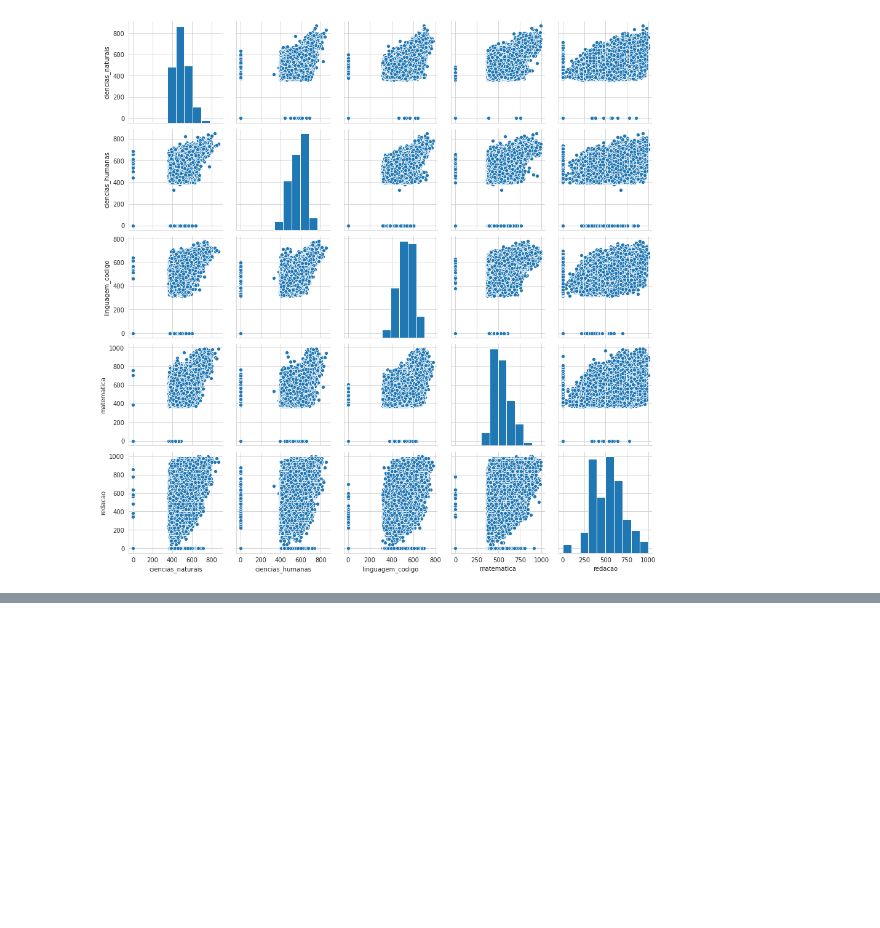
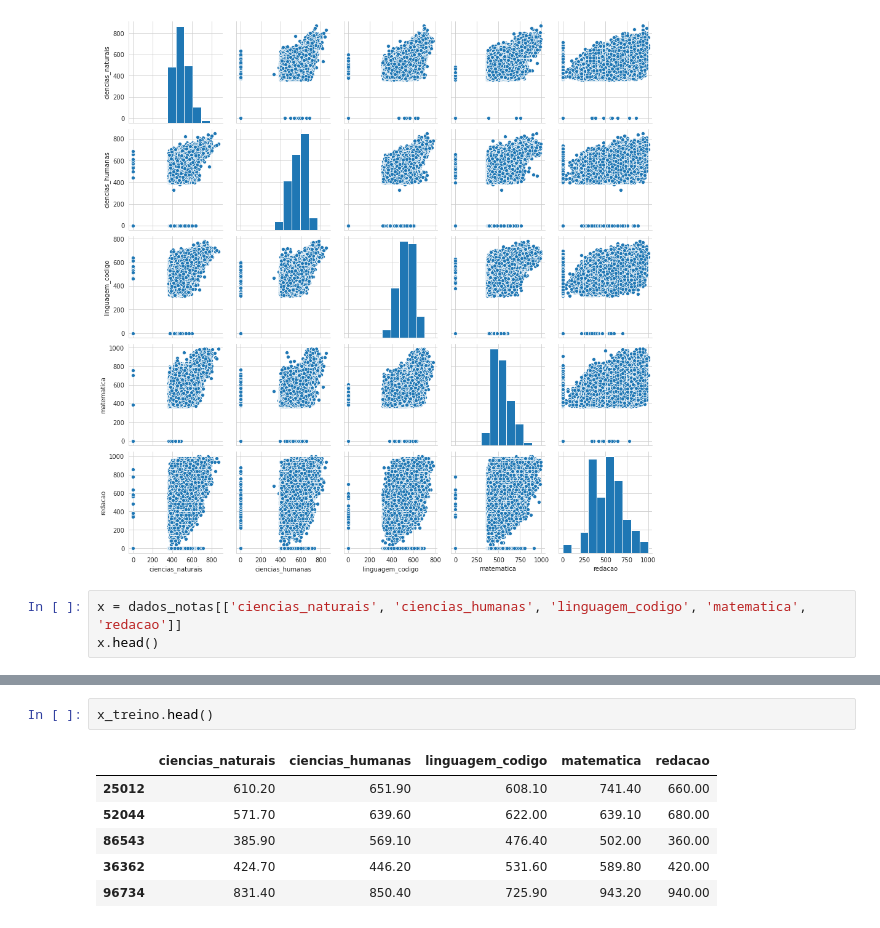
Before and after one commit to vitormenandro/quarentenaDados, a Jupyter notebook: QuarentenaDados_ENEM2018_MEU.ipynb, the cells around one changed output, grey strips where cells are left out. Drawn from its saved outputs; the diff is of its cells as text; blank space fills up the shorter version.

```diff
--- a/QuarentenaDados_ENEM2018_MEU.ipynb
+++ b/QuarentenaDados_ENEM2018_MEU.ipynb
@@ -75,3 +75,6 @@ sns.pairplot(dados_notas)
 # %% [output]
 <seaborn.axisgrid.PairGrid at 0x...>
 [figure]
+# %%
+x = dados_notas[['ciencias_naturais', 'ciencias_humanas', 'linguagem_codigo', 'matematica', 'redacao']]
+x.head()
@@ -77,0 +121,9 @@ sns.pairplot(dados_notas)
+# %%
+x_treino.head()
+# %% [output]
+|  | ciencias_naturais | ciencias_humanas | linguagem_codigo | matematica | redacao |
+| 25012 | 610.20 | 651.90 | 608.10 | 741.40 | 660.00 |
+| 52044 | 571.70 | 639.60 | 622.00 | 639.10 | 680.00 |
+| 86543 | 385.90 | 569.10 | 476.40 | 502.00 | 360.00 |
+| 36362 | 424.70 | 446.20 | 531.60 | 589.80 | 420.00 |
+| 96734 | 831.40 | 850.40 | 725.90 | 943.20 | 940.00 |
```
Also changed, not shown: parts of 7 cells of this notebook.
